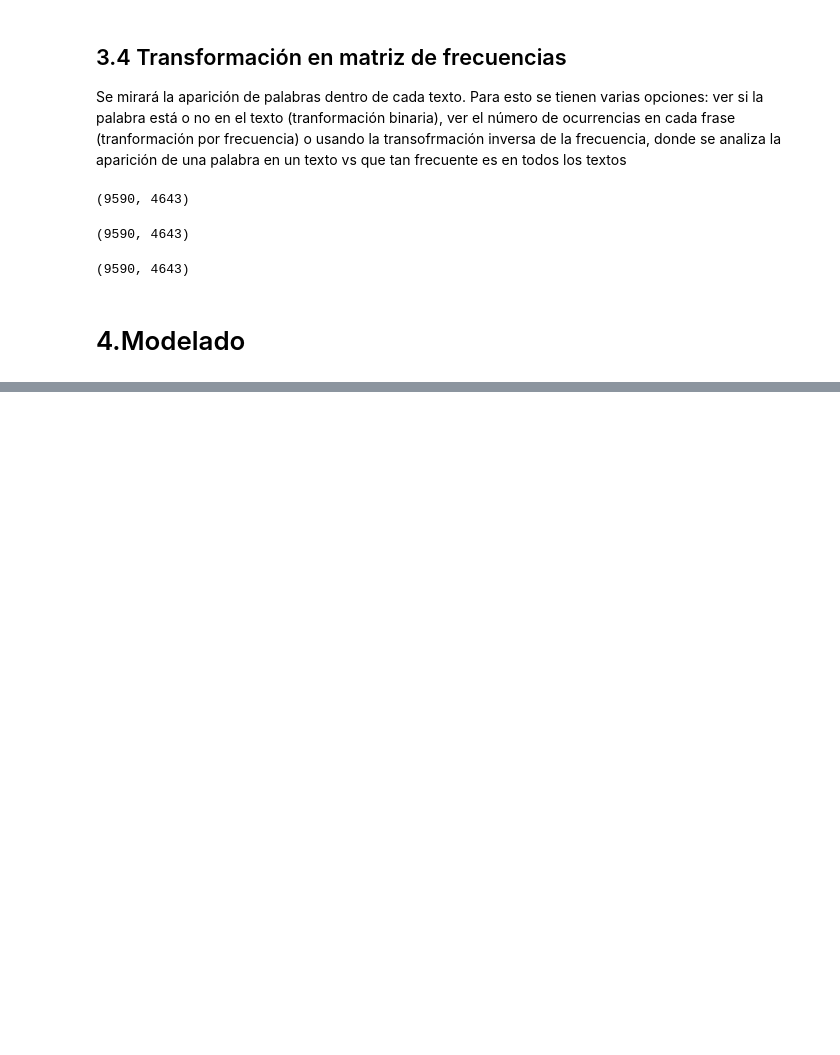
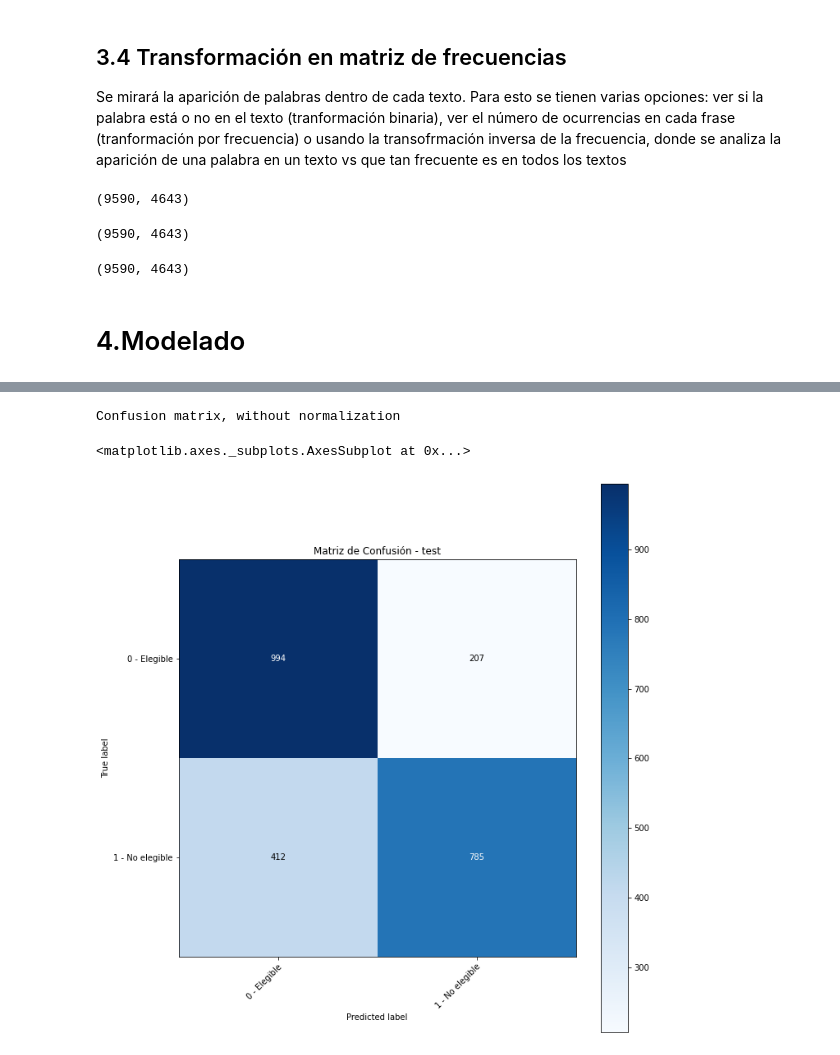
Before and after one commit to Traintain/2022-1-BI-Proyecto1-G4, a Jupyter notebook: Proyecto_1_Grupo_4.ipynb, the cells around one changed output, grey strips where cells are left out. Drawn from its saved outputs; the diff is of its cells as text; code cells hidden in the pictures; blank space fills up the shorter version.

```diff
--- a/Proyecto_1_Grupo_4.ipynb
+++ b/Proyecto_1_Grupo_4.ipynb
@@ -602,0 +782,8 @@ def plot_confusion_matrix(y_true, y_pred, classes,
+# %%
+# Ahora se usará un pipeline con el mejor modelo para analizar los datos de test
+estimators = [
+        ('preproccess',TextPreprocessing()),
+        ('transform',CountVectorizer(lowercase=False)),
+        ('classifier', DecisionTreeClassifier(criterion='gini',max_depth=40, min_samples_split=2,random_state=0))]
+
+pipe_tree_test = Pipeline(estimators)
@@ -602,0 +797,2 @@ def plot_confusion_matrix(y_true, y_pred, classes,
+# %%
+y_test_tree=pipe_tree_test.predict(X_test)
@@ -602,0 +813,8 @@ def plot_confusion_matrix(y_true, y_pred, classes,
+# %%
+%matplotlib inline
+plot_confusion_matrix(y_true=y_test, y_pred=y_test_tree, classes=["0 - Elegible","1 - No elegible"],
+                      title='Matriz de Confusión - test')
+# %% [output]
+Confusion matrix, without normalization
+<matplotlib.axes._subplots.AxesSubplot at 0x...>
+[figure, added]
```
Also changed, not shown: parts of 58 cells of this notebook.
